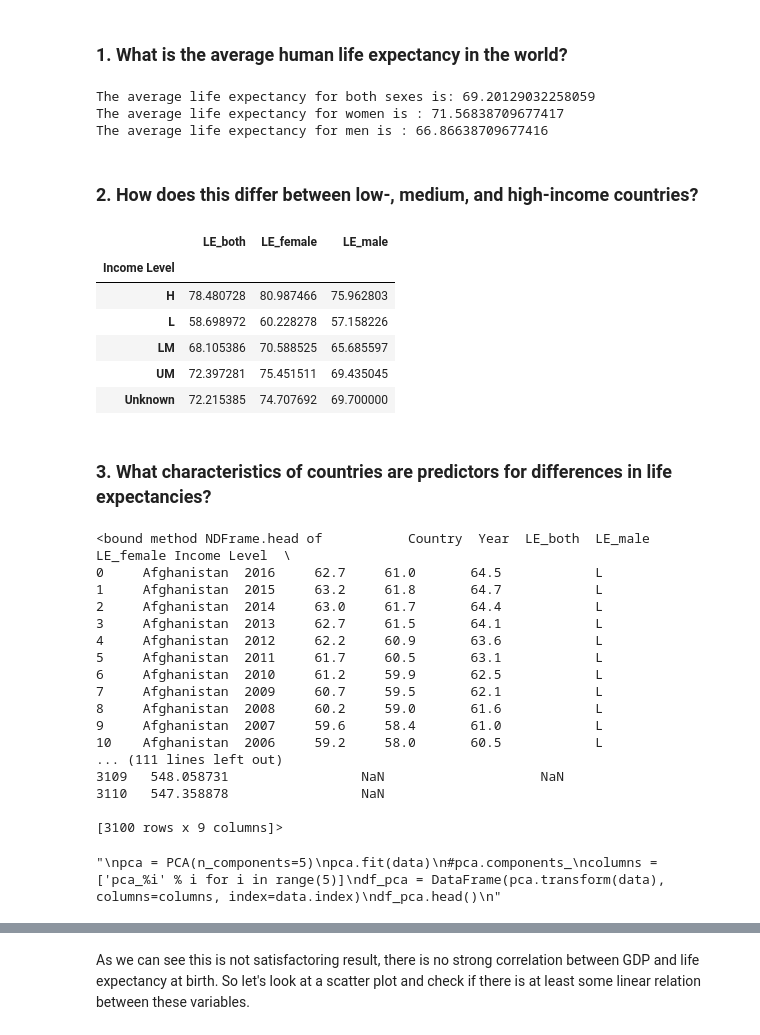
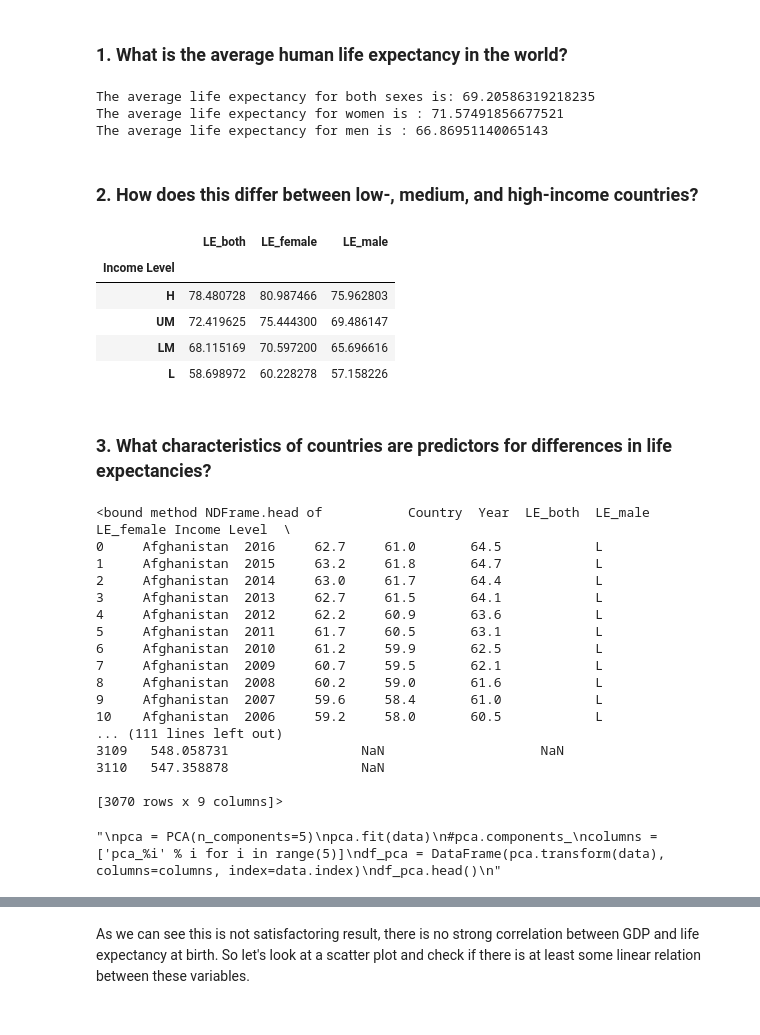
Before and after one commit to patrickFuerst/human_life_exp, a Jupyter notebook: Data Analysis(Michael).ipynb, the cells around one changed output, grey strips where cells are left out. Drawn from its saved outputs; the diff is of its cells as text; code cells hidden in the pictures.

```diff
--- a/Data Analysis(Michael).ipynb
+++ b/Data Analysis(Michael).ipynb
@@ -21,19 +21,21 @@ data_raw.rename(columns={data_raw.columns[7]: 'Health_expenditure'}, inplace=Tru
 data_raw.rename(columns={data_raw.columns[8]: 'RnD'}, inplace=True)
 #
 # basic cleansing
+#
 # South Sudan didn't exist before 2011
-data_raw.drop(data_raw.loc[(data_raw['Country']=='South Sudan') & (data_raw['Year']<=2010)].index, inplace=True)
-#print(data_raw[data_raw.Country=='South Sudan'])
-# we simply drop incomplete lines
-#incomplete_data.dropna(subset=['wind_mSec'], inplace=True)
+data_raw.drop(data_raw.loc[(data_raw['Country'] == 'South Sudan') & (data_raw['Year'] <= 2010)].index, inplace=True)
+
 # setting income level correctly if we have GDP values
-#TODO: fix issue with indexing when using .loc twice
-#print(data_raw[data_raw['Income Level']=='Unknown'])
-data_raw.loc[data_raw['GDP'] < 995, 'Income Level'] = 'L'
-#data_raw.loc[(data_raw['GDP'] > 995) & (data_raw['GDP'] <= 3895), 'Income Level'] = 'LM'
-#data_raw['Income Level'].where((data_raw['GDP'] > 995) & (data_raw['GDP'] < 3896), 'LM', data_raw['Income Level'])
+data_raw['Income Level'] = data_raw['Income Level'].replace(np.NaN, 'Unknown', inplace=False, regex=True)
 
-print(data_raw[data_raw['Income Level']=='Unknown'])
+incomplete_data = (data_raw[data_raw['Income Level'] == 'Unknown'])
+incomplete_data.loc[:, 'Income Level'] = incomplete_data['Income Level'].mask(incomplete_data.GDP < 995, 'L')
+incomplete_data.loc[:, 'Income Level'] = incomplete_data['Income Level'].mask(incomplete_data.GDP > 995, 'LM')
+
+# we simply drop the remaining incomplete lines
+data_raw['Income Level'] = data_raw['Income Level'].replace('Unknown', np.NaN, inplace=False, regex=True)
+data_raw.dropna(subset=['Income Level'], inplace=True)
+
 # finally copy data_raw to data which represents the cleansed data
 data = data_raw.copy()
 # %% [output]
@@ -61,22 +51,21 @@ print("The average life expectancy for both sexes is: {0}".format(data['LE_both'
 print("The average life expectancy for women is : {0}".format(data['LE_female'].mean()))
 print("The average life expectancy for men is : {0}".format(data['LE_male'].mean()))
 # %% [output]
-The average life expectancy for both sexes is: 69.20129032258059
-The average life expectancy for women is : 71.56838709677417
-The average life expectancy for men is : 66.86638709677416
+The average life expectancy for both sexes is: 69.20586319218235
+The average life expectancy for women is : 71.57491856677521
+The average life expectancy for men is : 66.86951140065143
 # %% [markdown]
 ### 2. How does this differ between low-, medium, and high-income countries?
 # %%
 datagrouped = data.groupby(['Income Level'])
-datagrouped['LE_both', 'LE_female', 'LE_male'].mean()
+datagrouped['LE_both', 'LE_female', 'LE_male'].mean().sort_values(['LE_both'],ascending=False)
 # %% [output]
 |  | LE_both | LE_female | LE_male |
 | Income Level |  |  |  |
 | H | 78.480728 | 80.987466 | 75.962803 |
+| UM | 72.419625 | 75.444300 | 69.486147 |
+| LM | 68.115169 | 70.597200 | 65.696616 |
 | L | 58.698972 | 60.228278 | 57.158226 |
-| LM | 68.105386 | 70.588525 | 65.685597 |
-| UM | 72.397281 | 75.451511 | 69.435045 |
-| Unknown | 72.215385 | 74.707692 | 69.700000 |
 # %% [markdown]
 ### 3. What characteristics of countries are predictors for differences in life expectancies?
 # %%
@@ -109,7 +98,7 @@ df_pca.head()
 3109   548.058731                 NaN                    NaN
 3110   547.358878                 NaN
 
-[3100 rows x 9 columns]>
+[3070 rows x 9 columns]>
 "\npca = PCA(n_components=5)\npca.fit(data)\n#pca.components_\ncolumns = ['pca_%i' % i for i in range(5)]\ndf_pca = DataFrame(pca.transform(data), columns=columns, index=data.index)\ndf_pca.head()\n"
 # %%
 correlations = data.corr()
```
Also changed, not shown: parts of 3 cells of this notebook.
